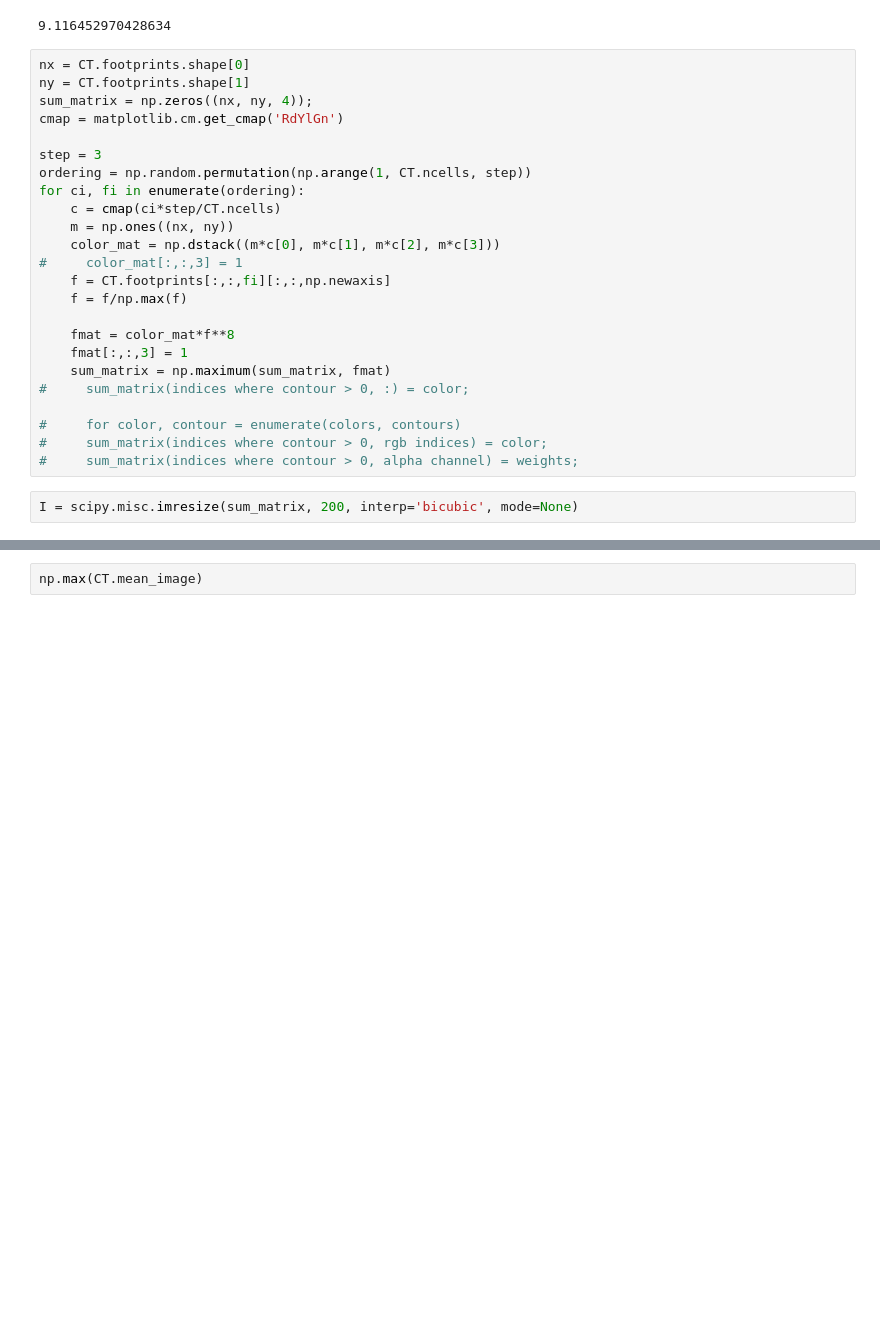
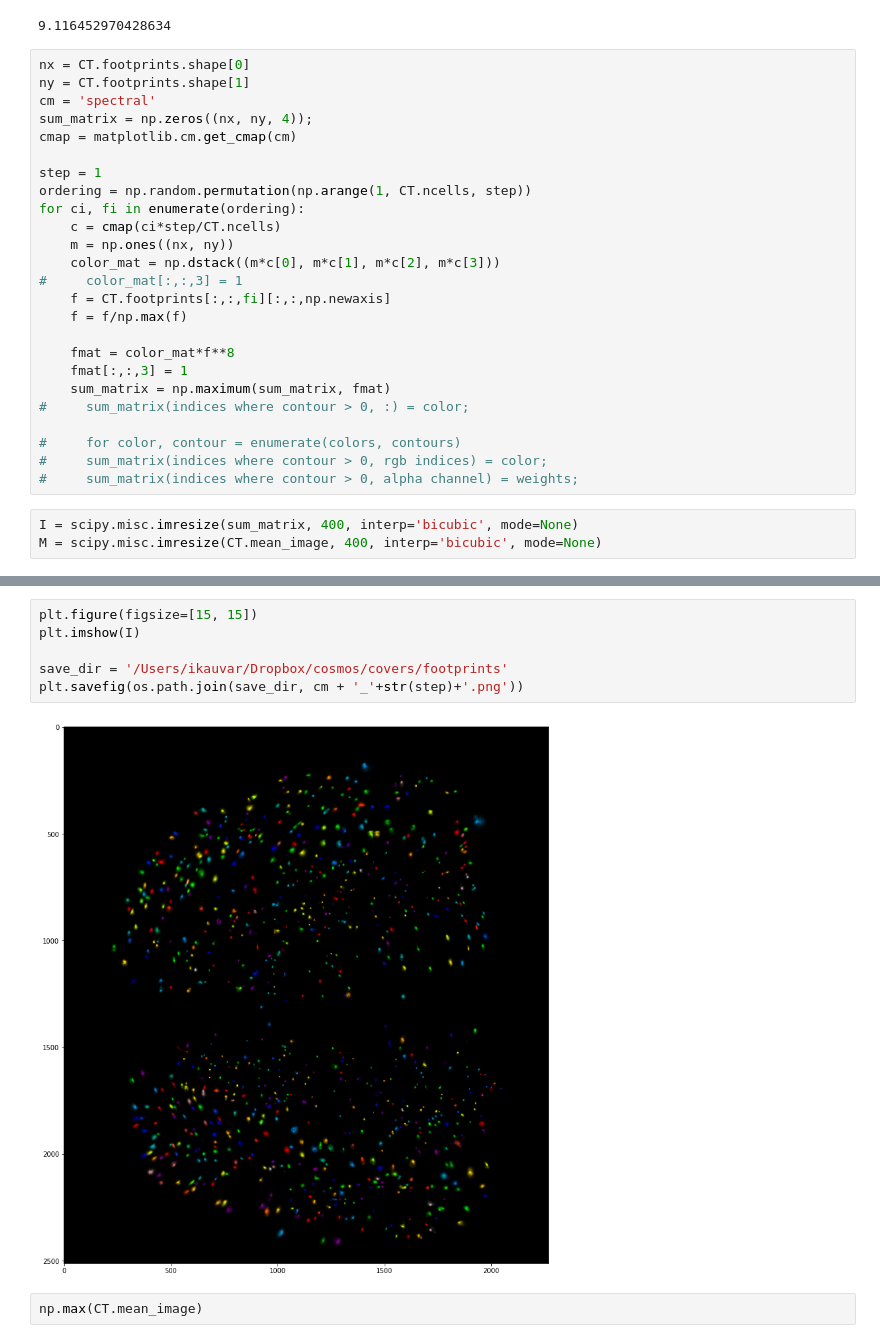
Before and after one commit to deisseroth-lab/cosmos-tools, a Jupyter notebook: ipynb/sandbox_notebooks/trace_analyze_script_visualization.ipynb, the cells around one changed output, grey strips where cells are left out. Saved outputs shown, nothing was run; the diff lists cells and outputs as text; blank space fills up the shorter version.

Commit message:
Updated visualization

```diff
--- a/ipynb/sandbox_notebooks/trace_analyze_script_visualization.ipynb
+++ b/ipynb/sandbox_notebooks/trace_analyze_script_visualization.ipynb
@@ -104,10 +104,11 @@ np.max(CT.footprints[:,:,i])
 # %%
 nx = CT.footprints.shape[0]
 ny = CT.footprints.shape[1]
+cm = 'spectral'
 sum_matrix = np.zeros((nx, ny, 4));
-cmap = matplotlib.cm.get_cmap('RdYlGn')
+cmap = matplotlib.cm.get_cmap(cm)
 
-step = 3
+step = 1
 ordering = np.random.permutation(np.arange(1, CT.ncells, step))
 for ci, fi in enumerate(ordering):
     c = cmap(ci*step/CT.ncells)
@@ -126,4 +127,5 @@ for ci, fi in enumerate(ordering):
 #     sum_matrix(indices where contour > 0, rgb indices) = color;
 #     sum_matrix(indices where contour > 0, alpha channel) = weights;
 # %%
-I = scipy.misc.imresize(sum_matrix, 200, interp='bicubic', mode=None)
+I = scipy.misc.imresize(sum_matrix, 400, interp='bicubic', mode=None)
+M = scipy.misc.imresize(CT.mean_image, 400, interp='bicubic', mode=None)
@@ -140,3 +154,11 @@ plt.imshow(sum_matrix)
+# %%
+plt.figure(figsize=[15, 15])
+plt.imshow(I)
+
+save_dir = '/Users/ikauvar/Dropbox/cosmos/covers/footprints'
+plt.savefig(os.path.join(save_dir, cm + '_'+str(step)+'.png'))
+# %% [output]
+[figure, added]
 # %%
 np.max(CT.mean_image)
 # %% [output]
```
Also changed, not shown: parts of 4 cells of this notebook.
